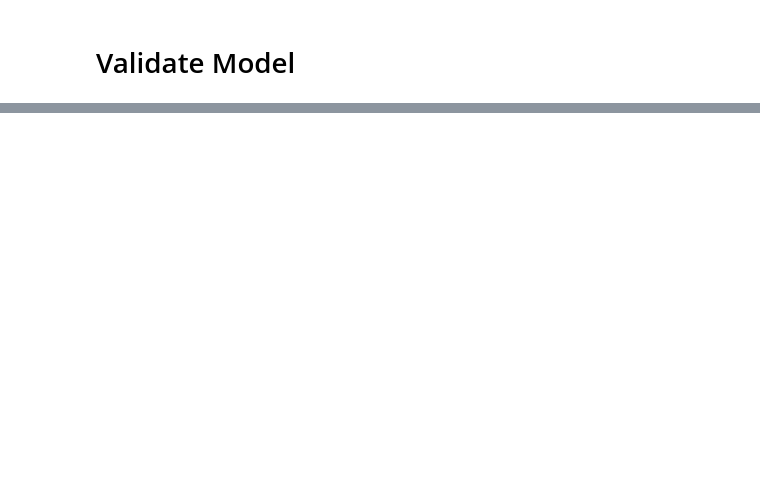
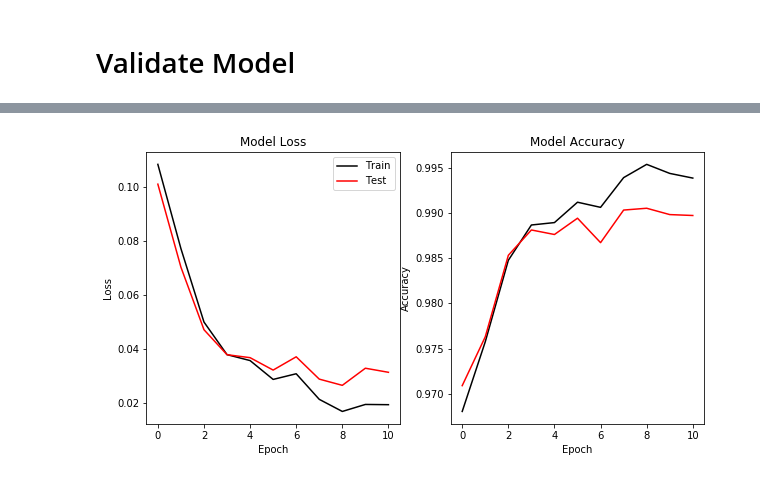
Before and after one commit to luutp/serviceBot, a Jupyter notebook: pytorch_mnist.ipynb, the cells around one changed output, grey strips where cells are left out. Cells and saved outputs as stored; diff of their text form; code cells hidden in the pictures; blank space fills up the shorter version.

```diff
--- a/pytorch_mnist.ipynb
+++ b/pytorch_mnist.ipynb
@@ -46,6 +58,7 @@ config.MODEL.STYLE = 'pytorch'
 config.PATH = edict()
 config.PATH.ROOT = 'dnn_project'
 config.PATH.DATASET = os.path.join(config.PATH.ROOT, 'dataset')
+config.PATH.MODELS = os.path.join(config.PATH.ROOT, 'models')
 config.PATH.LOGS = os.path.join(config.PATH.ROOT, 'logs')
 config.PATH.OUTPUTS = os.path.join(config.PATH.ROOT, 'outputs')
 config.PATH.HISTORY_FILE = os.path.join(config.PATH.LOGS, config.MODEL.NAME + '-hist.pckl')
@@ -83,17 +96,17 @@ config.TRAIN.WD = 0.0001
 config.TRAIN.NESTEROV = False
 config.TRAIN.GAMMA1 = 0.99
 config.TRAIN.GAMMA2 = 0.0
-config.TRAIN.NB_EPOCH = 10
+config.TRAIN.NB_EPOCH = 2
 config.TRAIN.BEGIN_EPOCH = 0
-config.TRAIN.END_EPOCH = 10
+config.TRAIN.END_EPOCH = 2
 config.TRAIN.RESUME = False
 config.TRAIN.CHECKPOINT = ''
-config.TRAIN.BATCH_SIZE = 32
+config.TRAIN.BATCH_SIZE = 64
 config.TRAIN.SHUFFLE = True
 config.TRAIN.LOG_INTERVAL = 20 #Log every 1% of the progress
 # TEST related
 config.TEST = edict()
-config.TEST.BATCH_SIZE = 32 # size of images for each device
+config.TEST.BATCH_SIZE = 64 # size of images for each device
 config.TEST.FLIP_TEST = False # Test Model Epoch
 config.TEST.POST_PROCESS = True
 config.TEST.SHIFT_HEATMAP = True
@@ -589,0 +505,29 @@ KeyboardInterrupt:
+# %%
+def plt_model_loss(history):
+    """Generate plot for model loss and accuracy from training history
+    Args:
+        history ([type]): [description]
+    """
+    # save_opt = get_varargin(kwargs, 'save', False)
+    # figname = get_varargin(kwargs, 'figname', '{}-model_loss.png'.format(todaystr))
+
+    fig = plt.figure(figsize = (10,5))
+    # Loss
+    ax = fig.add_subplot(121)
+    plt.plot(history['loss'], color = 'k' ) # Training
+    plt.plot(history['val_loss'], color = 'r') # Validation
+    plt.title('Model Loss')
+    plt.ylabel('Loss')
+    plt.xlabel('Epoch')
+    plt.legend(['Train', 'Test'], loc='upper right')
+    # Accuracy
+    ax = fig.add_subplot(122)
+    plt.plot(history['acc'], color = 'k')
+    plt.plot(history['val_acc'], color = 'r')
+    # Annotation
+    plt.title('Model Accuracy')
+    plt.ylabel('Accuracy')
+    plt.xlabel('Epoch')
+history = loadHistory(config.PATH.HISTORY_FILE)
+plt_model_loss(history)
+# %% [output]
@@ -589,0 +536 @@ KeyboardInterrupt:
+[figure, added]
```
Also changed, not shown: parts of 20 cells of this notebook, 1 other file.
